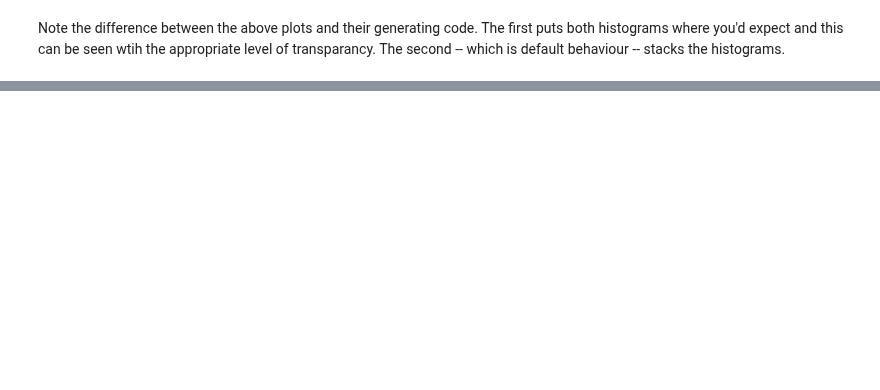
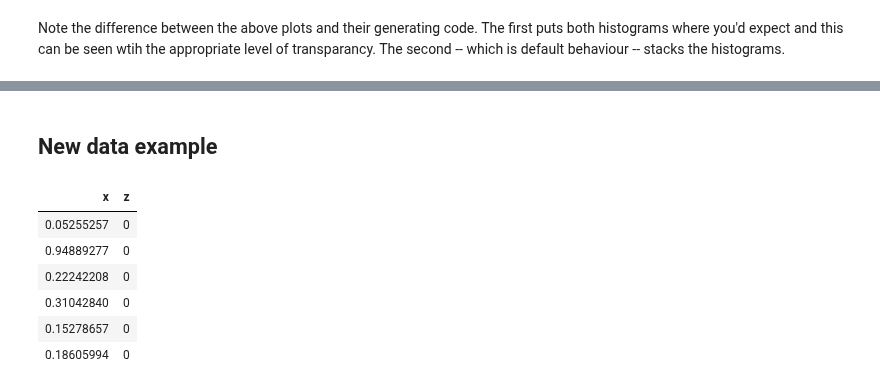
Before and after one commit to gkiar/happy-plotter, a Jupyter notebook: R/histograms/Histograms.ipynb, the cells around one changed output, grey strips where cells are left out. Saved outputs shown, nothing was run; the diff lists cells and outputs as text; code cells hidden in the pictures; blank space fills up the shorter version.

```diff
--- a/R/histograms/Histograms.ipynb
+++ b/R/histograms/Histograms.ipynb
@@ -31,0 +37,13 @@ The second -- which is default behaviour -- stacks the histograms.
+# %% [markdown]
+## New data example
+# %%
+Z <- c(rep(0,1000), rep(5,1000))
+X <- data.frame(x = runif(length(Z),0 + Z,1 + Z), z = Z)
+# %% [output]
+| x | z |
+| 0.05255257 | 0 |
+| 0.94889277 | 0 |
+| 0.22242208 | 0 |
+| 0.31042840 | 0 |
+| 0.15278657 | 0 |
+| 0.18605994 | 0 |
```
Also changed, not shown: parts of 3 cells of this notebook.
